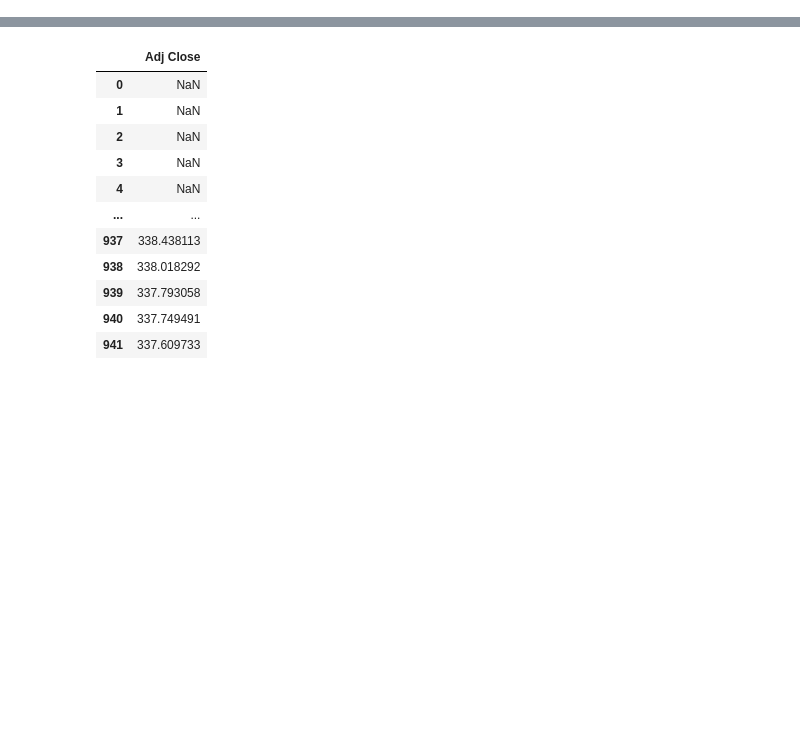
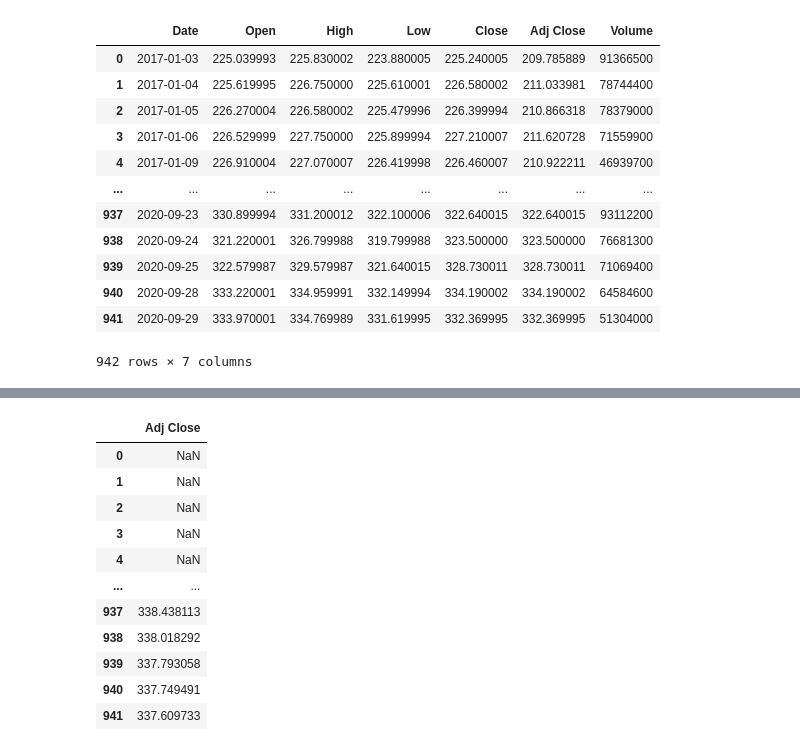
Before and after one commit to Vincent-SS/sig-worldwide-traders, a Jupyter notebook: etf_dual_mving_avg_algothon.ipynb, the cells around one changed output, grey strips where cells are left out. Drawn from its saved outputs; the diff is of its cells as text; code cells hidden in the pictures; blank space fills up the shorter version.

```diff
--- a/etf_dual_mving_avg_algothon.ipynb
+++ b/etf_dual_mving_avg_algothon.ipynb
@@ -12,7 +12,22 @@ plt.style.use('fivethirtyeight')
 # %%
 # Load & Store the data
 url = 'https://query1.finance.yahoo.com/v7/finance/download/SPY?period1=1483228800&period2=1601424000&interval=1d&events=history&includeAdjustedClose=true'
 ETF = pd.read_csv(url)
+ETF
+# %% [output]
+|  | Date | Open | High | Low | Close | Adj Close | Volume |
+| 0 | 2017-01-03 | 225.039993 | 225.830002 | 223.880005 | 225.240005 | 209.785889 | 91366500 |
+| 1 | 2017-01-04 | 225.619995 | 226.750000 | 225.610001 | 226.580002 | 211.033981 | 78744400 |
+| 2 | 2017-01-05 | 226.270004 | 226.580002 | 225.479996 | 226.399994 | 210.866318 | 78379000 |
+| 3 | 2017-01-06 | 226.529999 | 227.750000 | 225.899994 | 227.210007 | 211.620728 | 71559900 |
+| 4 | 2017-01-09 | 226.910004 | 227.070007 | 226.419998 | 226.460007 | 210.922211 | 46939700 |
+| ... | ... | ... | ... | ... | ... | ... | ... |
+| 937 | 2020-09-23 | 330.899994 | 331.200012 | 322.100006 | 322.640015 | 322.640015 | 93112200 |
+| 938 | 2020-09-24 | 321.220001 | 326.799988 | 319.799988 | 323.500000 | 323.500000 | 76681300 |
+| 939 | 2020-09-25 | 322.579987 | 329.579987 | 321.640015 | 328.730011 | 328.730011 | 71069400 |
+| 940 | 2020-09-28 | 333.220001 | 334.959991 | 332.149994 | 334.190002 | 334.190002 | 64584600 |
+| 941 | 2020-09-29 | 333.970001 | 334.769989 | 331.619995 | 332.369995 | 332.369995 | 51304000 |
+942 rows × 7 columns
 # %%
 # Visualize the data
 plt.figure(figsize=(12.5, 4.5))
```
Also changed, not shown: parts of 4 cells of this notebook.
